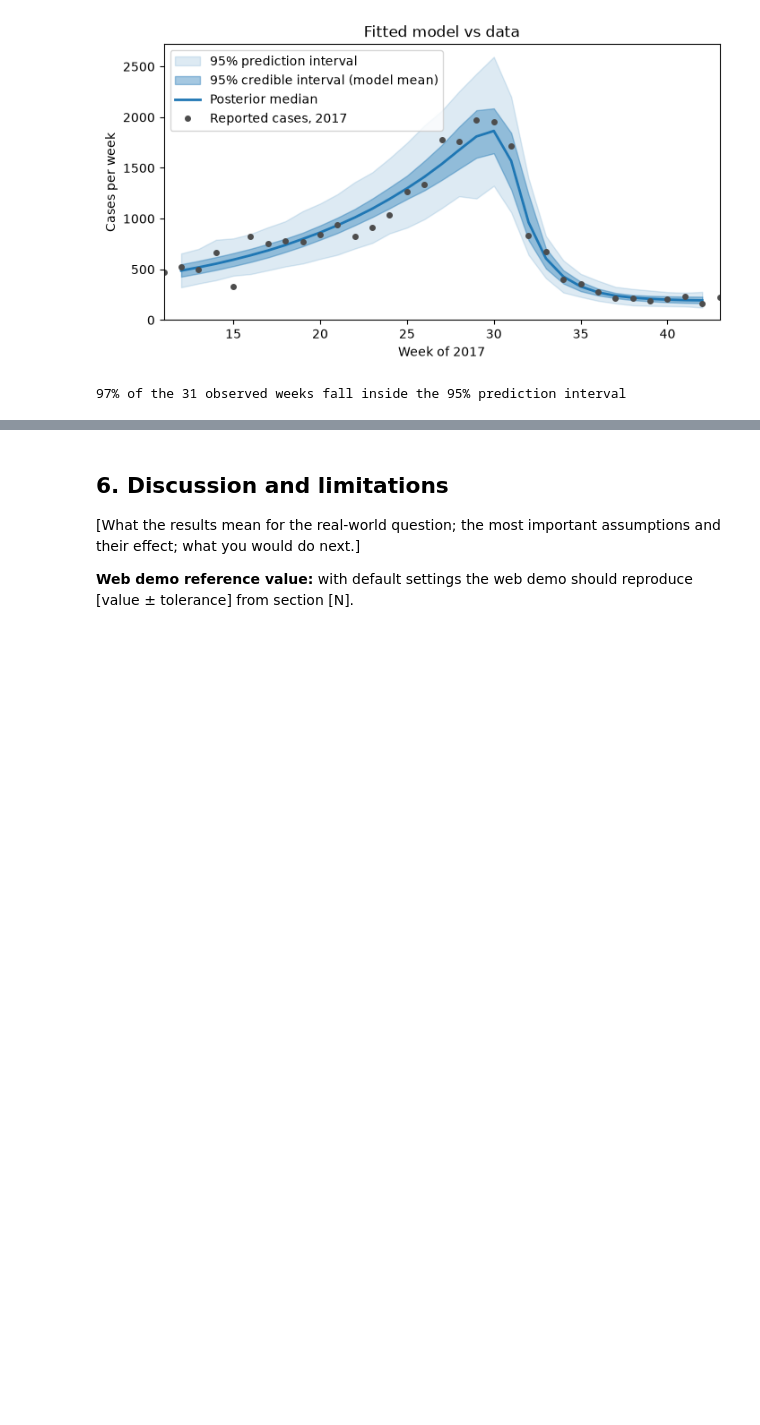
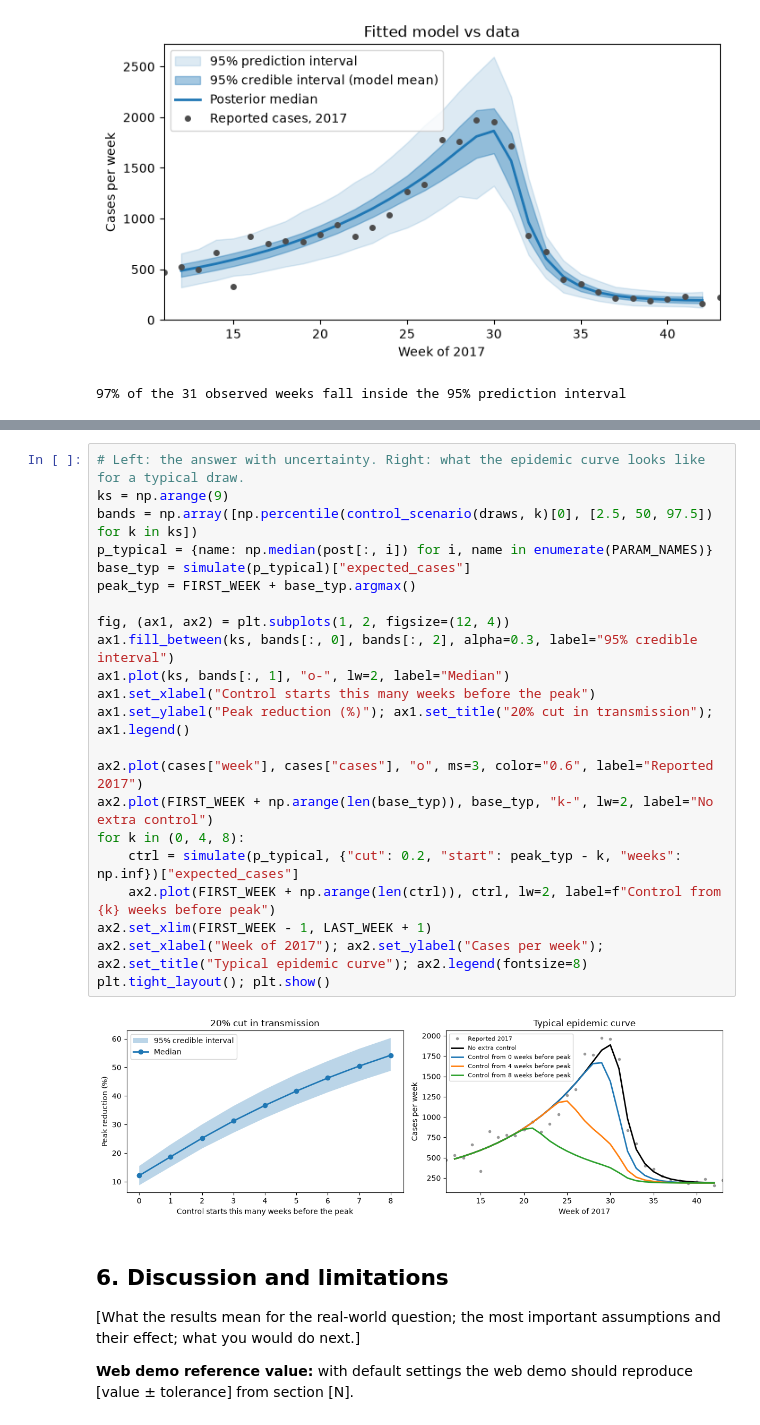
Before and after one commit to geethsenaviratne/dengue-sir-mcmc-colombo, a Jupyter notebook: notebook/dengue-sir-mcmc-colombo.ipynb, the cells around one changed output, grey strips where cells are left out. Cells and saved outputs as stored; diff of their text form; blank space fills up the shorter version.

Commit message:
Add mosquito-control scenarios with credible intervals

```diff
--- a/notebook/dengue-sir-mcmc-colombo.ipynb
+++ b/notebook/dengue-sir-mcmc-colombo.ipynb
@@ -483,3 +537,27 @@ print(f"{coverage:.0%} of the 31 observed weeks fall inside the 95% prediction i
+# %%
+# Left: the answer with uncertainty. Right: what the epidemic curve looks like for a typical draw.
+ks = np.arange(9)
+bands = np.array([np.percentile(control_scenario(draws, k)[0], [2.5, 50, 97.5]) for k in ks])
+p_typical = {name: np.median(post[:, i]) for i, name in enumerate(PARAM_NAMES)}
+base_typ = simulate(p_typical)["expected_cases"]
+peak_typ = FIRST_WEEK + base_typ.argmax()
+
+fig, (ax1, ax2) = plt.subplots(1, 2, figsize=(12, 4))
+ax1.fill_between(ks, bands[:, 0], bands[:, 2], alpha=0.3, label="95% credible interval")
+ax1.plot(ks, bands[:, 1], "o-", lw=2, label="Median")
+ax1.set_xlabel("Control starts this many weeks before the peak")
+ax1.set_ylabel("Peak reduction (%)"); ax1.set_title("20% cut in transmission"); ax1.legend()
+
+ax2.plot(cases["week"], cases["cases"], "o", ms=3, color="0.6", label="Reported 2017")
+ax2.plot(FIRST_WEEK + np.arange(len(base_typ)), base_typ, "k-", lw=2, label="No extra control")
+for k in (0, 4, 8):
+    ctrl = simulate(p_typical, {"cut": 0.2, "start": peak_typ - k, "weeks": np.inf})["expected_cases"]
+    ax2.plot(FIRST_WEEK + np.arange(len(ctrl)), ctrl, lw=2, label=f"Control from {k} weeks before peak")
+ax2.set_xlim(FIRST_WEEK - 1, LAST_WEEK + 1)
+ax2.set_xlabel("Week of 2017"); ax2.set_ylabel("Cases per week"); ax2.set_title("Typical epidemic curve"); ax2.legend(fontsize=8)
+plt.tight_layout(); plt.show()
+# %% [output]
+[figure, added]
 # %% [markdown]
 ## 6. Discussion and limitations
 
```
Also changed, not shown: parts of 2 cells of this notebook.
